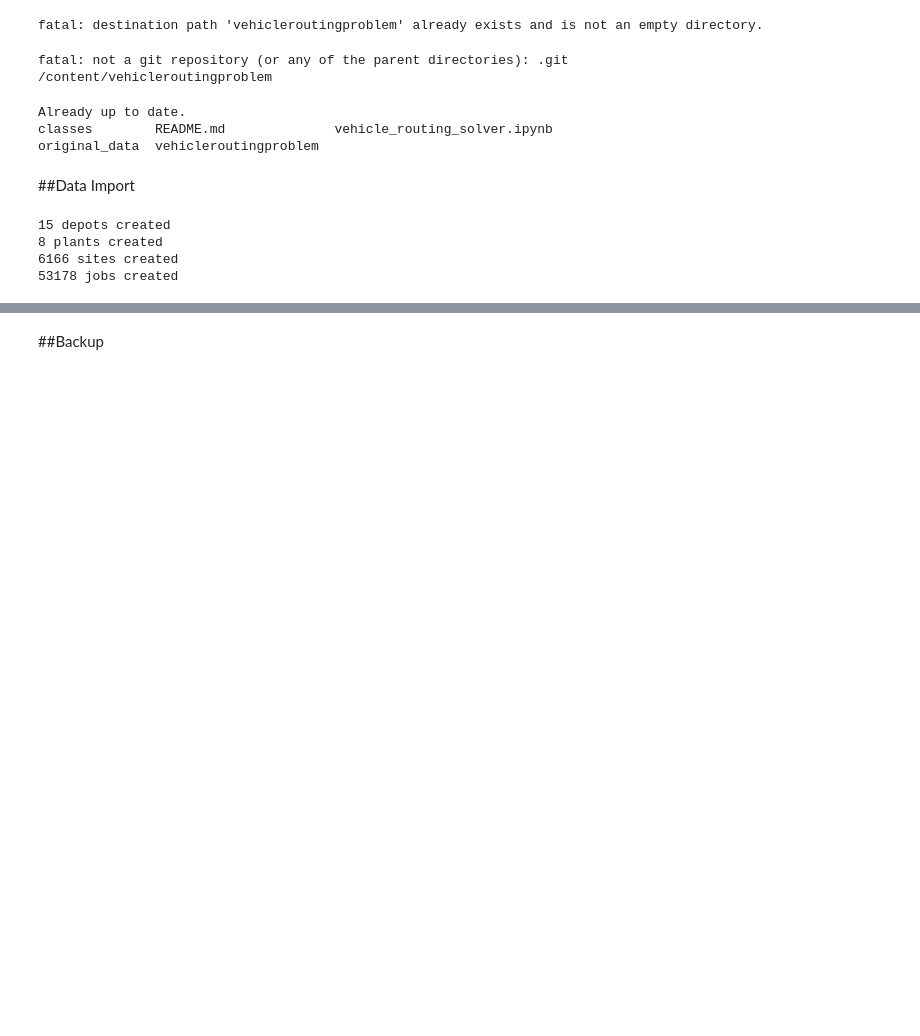
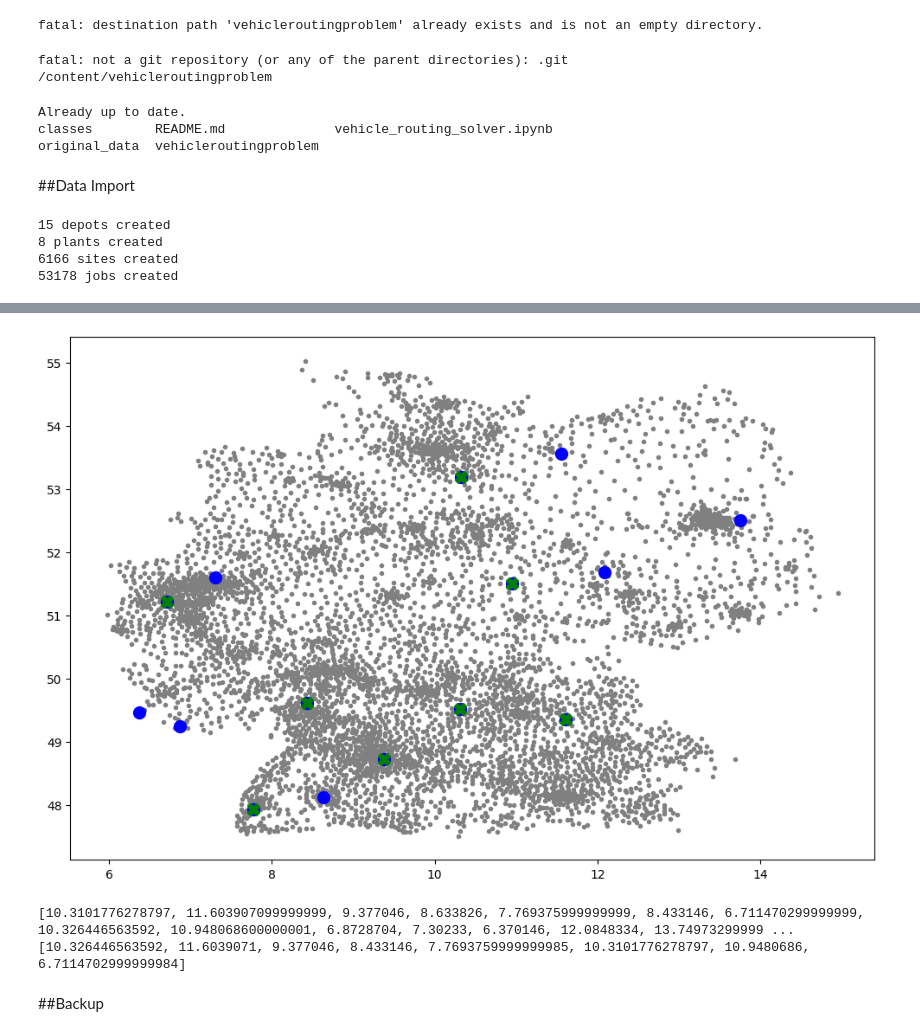
Before and after one commit to TrellixVulnTeam/rrp_simulated_annealing_P6AD, a Jupyter notebook: vehicle_routing_solver.ipynb, the cells around one changed output, grey strips where cells are left out. Cells and saved outputs as stored; diff of their text form; code cells hidden in the pictures; blank space fills up the shorter version.

```diff
--- a/vehicle_routing_solver.ipynb
+++ b/vehicle_routing_solver.ipynb
@@ -48,16 +48,19 @@ df_jobs_org = pd.read_csv(url)
 #create and fill dict_depots
 
 dict_depots = {}
+list_depots = []
 
 for index, row in df_depots.iterrows():
   depot = cl.Depot(row['Werk'],row['Werk_lon'],row['Werk_lat'])
   dict_depots[row['Werk']] = depot
+  list_depots.append(depot)
 
 print("{} depots created".format(len(dict_depots)))
 
 
 #create and fill plants from df_jobs_org
 dict_plants = {}
+list_plants = []
 
 list_plant_names = df_jobs_org['Werk'].unique()
 
@@ -65,6 +68,7 @@ for pn in list_plant_names:
   row = df_jobs_org[df_jobs_org['Werk'] == pn].iloc[0]
   plant = cl.Plant(row.Werk,row.Werk_lon,row.Werk_lat)
   dict_plants[plant.name] = plant
+  list_plants.append(plant)
 
 print("{} plants created".format(len(dict_plants)))
 
@@ -72,6 +76,7 @@ print("{} plants created".format(len(dict_plants)))
 #create and fill sites from df_jobs_org
 
 dict_sites = {}
+list_sites = []
 
 df_sites = df_jobs_org[['plz','lon','lat']].copy()
 df_sites.drop_duplicates(inplace=True)
@@ -80,6 +85,7 @@ df_sites.drop_duplicates(inplace=True)
 for index, row in df_sites.iterrows():
   site = cl.Site(row.plz,row.lon,row.lat)
   dict_sites[site.name] = site
+  list_sites.append(site)
 
 
 print("{} sites created".format(len(dict_sites)))
@@ -89,6 +95,7 @@ print("{} sites created".format(len(dict_sites)))
 
 
 dict_jobs = {}
+list_jobs = []
 
 for index, row in df_jobs_org.iterrows():
   plant = dict_plants[row.Werk]
@@ -96,6 +103,7 @@ for index, row in df_jobs_org.iterrows():
   site = dict_sites[site_name]
   job = cl.Job(row.id, row.key, plant,row.Maschinentechnik,row.Material,row.Start_clean,row.End, row.Werktage, site )
   dict_jobs[job.id] = job
+  list_jobs.append(job)
 
 
 
@@ -117,3 +120,46 @@ print("{} jobs created".format(len(dict_jobs)))
+# %%
+import matplotlib.pyplot as plt
+
+list_depot_lon = []
+list_depot_lat = []
+
+list_plant_lon = []
+list_plant_lat = []
+
+list_sites_lon = []
+list_sites_lat = []
+
+for d in list_depots:
+  list_depot_lon.append(d.lon)
+  list_depot_lat.append(d.lat)
+
+for p in list_plants:
+  list_plant_lon.append(p.lon)
+  list_plant_lat.append(p.lat)
+
+for s in list_sites:
+  list_sites_lon.append(s.lon)
+  list_sites_lat.append(s.lat)
+
+
+fig=plt.figure(figsize=(12,8), dpi= 100, facecolor='w', edgecolor='k')
+
+plt.scatter(list_sites_lon,list_sites_lat, marker= '.', color = 'grey')
+plt.scatter(list_depot_lon,list_depot_lat, 100, color = 'blue')
+plt.scatter(list_plant_lon,list_plant_lat, 100,marker = 'X', color = 'green')
+
+
+
+plt.show()
+
+
+
+print(list_depot_lon)
+print(list_plant_lon)
+# %% [output]
+[figure, added]
+[10.3101776278797, 11.603907099999999, 9.377046, 8.633826, 7.769375999999999, 8.433146, 6.711470299999999, 10.326446563592, 10.948068600000001, 6.8728704, 7.30233, 6.370146, 12.0848334, 13.74973299999 ...
+[10.326446563592, 11.6039071, 9.377046, 8.433146, 7.7693759999999985, 10.3101776278797, 10.9480686, 6.7114702999999984]
 # %% [markdown]
 ##Backup
 # %%
```
Also changed, not shown: parts of 2 cells of this notebook.
